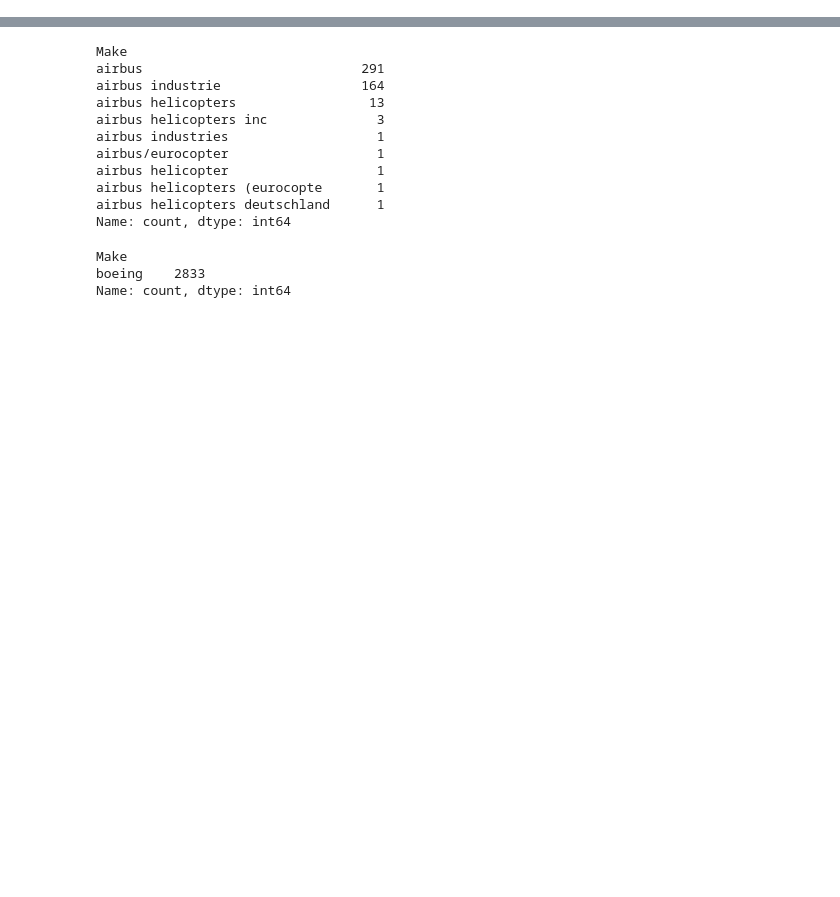
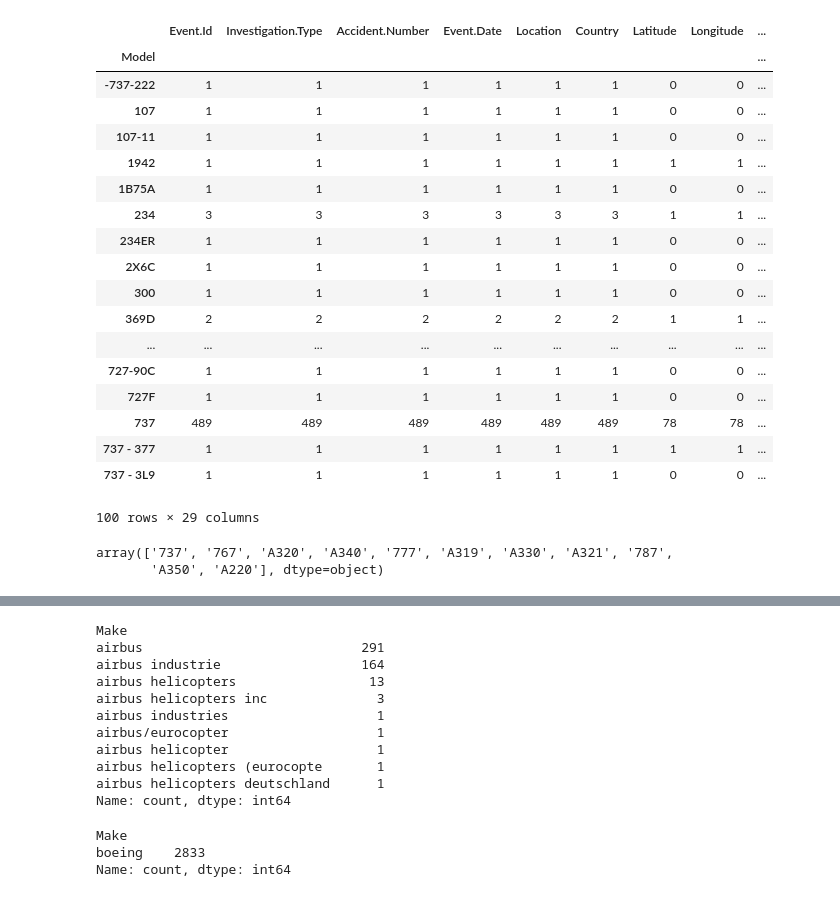
Before and after one commit to jgoett2/AirplaneRecommendations, a Jupyter notebook: AirplaneAnalysis.ipynb, the cells around one changed output, grey strips where cells are left out. Saved outputs shown, nothing was run; the diff lists cells and outputs as text; code cells hidden in the pictures; blank space fills up the shorter version.

```diff
--- a/AirplaneAnalysis.ipynb
+++ b/AirplaneAnalysis.ipynb
@@ -18,0 +21,4 @@ Name: count, Length: 8237, dtype: int64
+# %%
+df = df[df["Make"].map(lambda x: x in list(manufacturers.keys()))]
+# %%
+df["Model"] = df["Model"].map(lambda x:str(x))
@@ -18,0 +42,30 @@ Name: count, Length: 8237, dtype: int64
+# %%
+planesAirbus = {"220":"A220","320":"A320","330":"A330","A-320":"A320","A-340":"A340","319":"A319",
+          "A321":"A321","A340":"A340","AS350":"A350"}
+
+#.map(lambda x:normalize(x,planes))
+df.loc[df["Make"]=="Airbus","Model"]=df[df["Make"]=="Airbus"]["Model"].map(lambda x:normalize(x,planes))
+# %%
+df.loc[df["Make"]=="Airbus","Model"] = df.loc[df["Make"]=="Airbus","Model"].map(lambda x:normalize(x,planes))
+# %%
+df.groupby(["Make","Model"]).count().loc["Boeing"].head(100)
+# %% [output]
+|  | Event.Id | Investigation.Type | Accident.Number | Event.Date | Location | Country | Latitude | Longitude | ... |
+| Model |  |  |  |  |  |  |  |  | ... |
+| -737-222 | 1 | 1 | 1 | 1 | 1 | 1 | 0 | 0 | ... |
+| 107 | 1 | 1 | 1 | 1 | 1 | 1 | 0 | 0 | ... |
+| 107-11 | 1 | 1 | 1 | 1 | 1 | 1 | 0 | 0 | ... |
+| 1942 | 1 | 1 | 1 | 1 | 1 | 1 | 1 | 1 | ... |
+| 1B75A | 1 | 1 | 1 | 1 | 1 | 1 | 0 | 0 | ... |
+| 234 | 3 | 3 | 3 | 3 | 3 | 3 | 1 | 1 | ... |
+| 234ER | 1 | 1 | 1 | 1 | 1 | 1 | 0 | 0 | ... |
+| 2X6C | 1 | 1 | 1 | 1 | 1 | 1 | 0 | 0 | ... |
+| 300 | 1 | 1 | 1 | 1 | 1 | 1 | 0 | 0 | ... |
+| 369D | 2 | 2 | 2 | 2 | 2 | 2 | 1 | 1 | ... |
+| ... | ... | ... | ... | ... | ... | ... | ... | ... | ... |
+| 727-90C | 1 | 1 | 1 | 1 | 1 | 1 | 0 | 0 | ... |
+| 727F | 1 | 1 | 1 | 1 | 1 | 1 | 0 | 0 | ... |
+| 737 | 489 | 489 | 489 | 489 | 489 | 489 | 78 | 78 | ... |
+| 737 - 377 | 1 | 1 | 1 | 1 | 1 | 1 | 1 | 1 | ... |
+| 737 - 3L9 | 1 | 1 | 1 | 1 | 1 | 1 | 0 | 0 | ... |
+100 rows × 29 columns
@@ -18,0 +79,5 @@ Name: count, Length: 8237, dtype: int64
+# %%
+df["Model"].unique()
+# %% [output]
+array(['737', '767', 'A320', 'A340', '777', 'A319', 'A330', 'A321', '787',
+       'A350', 'A220'], dtype=object)
```
Also changed, not shown: parts of 12 cells of this notebook.
